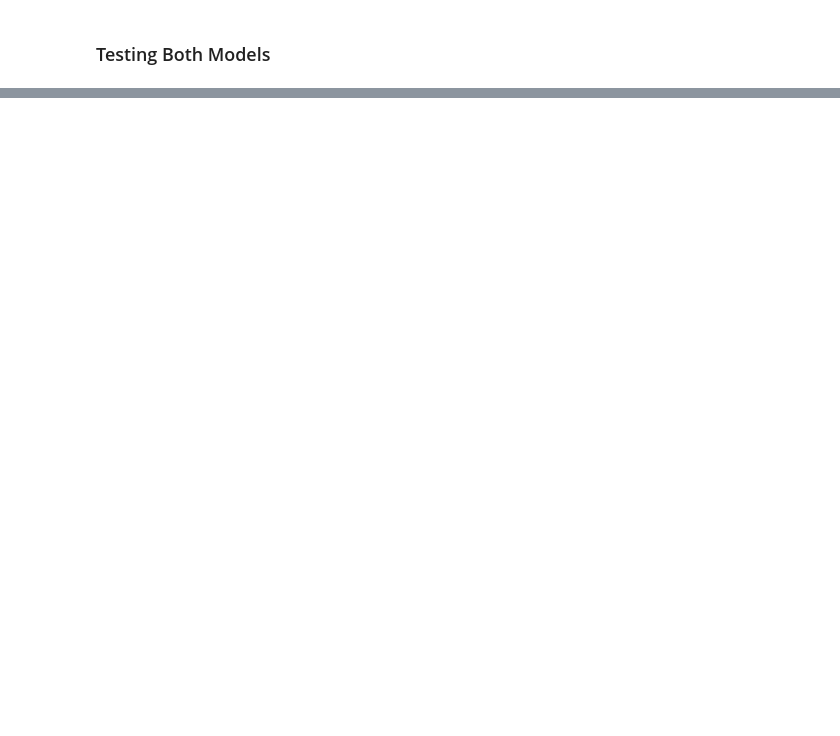
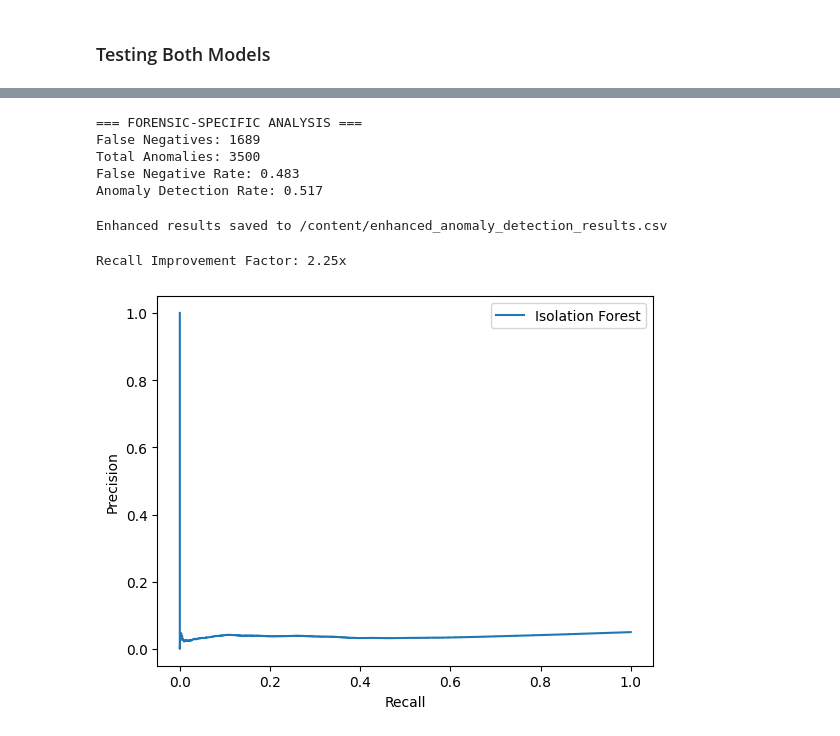
Before and after one commit to Ananya-Ahuja/Anomalies, a Jupyter notebook: Data_transfer_patterns.ipynb, the cells around one changed output, grey strips where cells are left out. Cells and saved outputs as stored; diff of their text form; code cells hidden in the pictures; blank space fills up the shorter version.

Commit message:
Improved code to combine K-Means and Isolation forest

```diff
--- a/Data_transfer_patterns.ipynb
+++ b/Data_transfer_patterns.ipynb
@@ -77,0 +82,4 @@ Name: count, dtype: int64
+# %%
+# Calculate actual anomaly rate in your data
+actual_anomaly_rate = combined_df['is_anomaly'].mean()
+print(f"Actual anomaly rate in data: {actual_anomaly_rate:.3f}")
@@ -77,0 +129,37 @@ Name: count, dtype: int64
+# %%
+print("Applying custom threshold tuning...")
+# Fit with best parameters
+iso_forest = IsolationForest(**best_params, random_state=42)
+iso_forest.fit(X_scaled)
+
+# Get anomaly scores
+anomaly_scores = iso_forest.decision_function(X_scaled)
+
+# Try different percentile thresholds
+percentile_thresholds = [5, 10, 15, 20, 25]
+threshold_results = []
+
+for percentile in percentile_thresholds:
+    threshold = np.percentile(anomaly_scores, percentile)
+    iso_pred_custom = (anomaly_scores < threshold).astype(int)
+
+    recall = recall_score(true_labels, iso_pred_custom)
+    precision = precision_score(true_labels, iso_pred_custom)
+    f1 = f1_score(true_labels, iso_pred_custom)
+
+    threshold_results.append({
+        'percentile': percentile,
+        'threshold': threshold,
+        'recall': recall,
+        'precision': precision,
+        'f1': f1
+    })
+
+# Select best threshold based on recall
+best_threshold_result = max(threshold_results, key=lambda x: x['recall'])
+print(f"Best threshold: {best_threshold_result}")
+
+# Apply best threshold
+best_threshold = best_threshold_result['threshold']
+model_df['iso_anomaly_score'] = anomaly_scores
+model_df['iso_anomaly'] = (anomaly_scores < best_threshold).astype(int)
@@ -173,0 +405,16 @@ weighted avg       0.93      0.94      0.93     70000
+# %%
+print("\n=== FORENSIC-SPECIFIC ANALYSIS ===")
+# False negative analysis (critical for forensics)
+false_negatives = ((true_labels == 1) & (final_predictions == 0)).sum()
+total_anomalies = (true_labels == 1).sum()
+false_negative_rate = false_negatives / total_anomalies if total_anomalies > 0 else 0
+print(f"False Negatives: {false_negatives}")
+print(f"Total Anomalies: {total_anomalies}")
+print(f"False Negative Rate: {false_negative_rate:.3f}")
+print(f"Anomaly Detection Rate: {1 - false_negative_rate:.3f}")
+# %% [output]
+=== FORENSIC-SPECIFIC ANALYSIS ===
+False Negatives: 1689
+Total Anomalies: 3500
+False Negative Rate: 0.483
+Anomaly Detection Rate: 0.517
@@ -173,0 +434,17 @@ weighted avg       0.93      0.94      0.93     70000
+# %%
+# Save to CSV
+final_df.to_csv('/content/enhanced_anomaly_detection_results.csv', index=False)
+print("Enhanced results saved to /content/enhanced_anomaly_detection_results.csv")
+# %% [output]
+Enhanced results saved to /content/enhanced_anomaly_detection_results.csv
+# %%
+improvement_factor = final_recall / 0.23 if 0.23 > 0 else 1  # Assuming 0.23 was original ISO recall
+print(f"\nRecall Improvement Factor: {improvement_factor:.2f}x")
+# %% [output]
+Recall Improvement Factor: 2.25x
+# %%
+precisions, recalls, thresholds = precision_recall_curve(true_labels, anomaly_scores)
+plt.plot(recalls, precisions, label='Isolation Forest')
+plt.xlabel('Recall'); plt.ylabel('Precision'); plt.legend(); plt.show()
+# %% [output]
+[figure, added]
```
Also changed, not shown: parts of 51 cells of this notebook.
